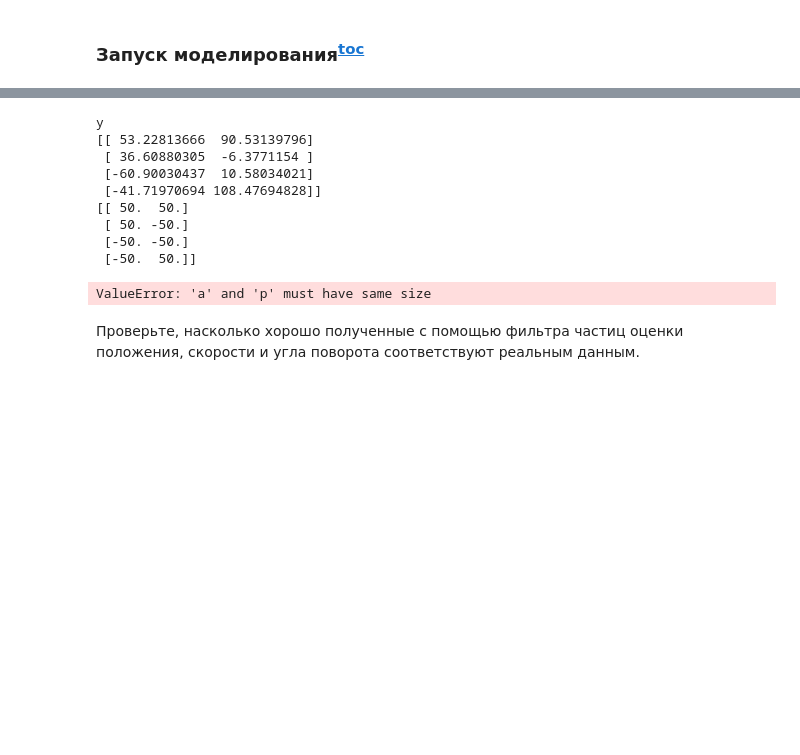
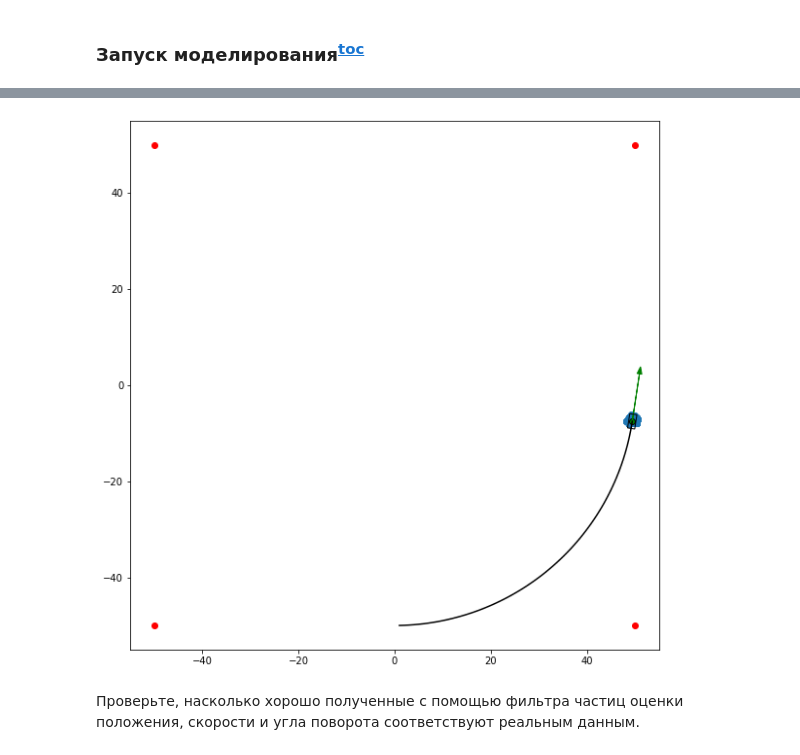
Before and after one commit to AlexKaravaev/learning, a Jupyter notebook: sdc_course_ydx/seminar01-localization/seminar1_hw_particle_filter.ipynb, the cells around one changed output, grey strips where cells are left out. Cells and saved outputs as stored; diff of their text form; code cells hidden in the pictures; blank space fills up the shorter version.

```diff
--- a/sdc_course_ydx/seminar01-localization/seminar1_hw_particle_filter.ipynb
+++ b/sdc_course_ydx/seminar01-localization/seminar1_hw_particle_filter.ipynb
@@ -541,7 +528,7 @@ $$
 (`scipy.stats.multivariate_normal.logpdf` в помощь). Затем провести softmax-преобразование надо полученными логарифмами весов, чтобы получить распредление для сэмплирования частиц.
 # %%
 # TODO: Implement
-import sdc.sensor_landmark
+from sdc.sensor_landmark import get_landmark_position_in_local_frame
 
 def process_landmarks_observations(
         particles,
@@ -562,7 +549,7 @@ def process_landmarks_observations(
     for i in range(particles_number):
         weight = get_landmarks_observations_logprob(particles[:, i], landmarks_observed_positions, landmarks_real_positions)
         weights.append(weight)
-
+    weights = scipy.special.softmax(weights)
     sampled_particles_indices = np.random.choice(np.arange(particles_number), size=particles_number, p=weights)
     return particles[:, sampled_particles_indices]
 
@@ -574,11 +561,15 @@ def get_landmarks_observations_logprob(
         landmarks_real_positions):
     """Считает логарифм правдоподобия p(observ|state) для одной частицы"""
     probs = []
+    local_frame_landmarks = []
+    for real_position in landmarks_real_positions:
+        local_frame_landmarks.append(get_landmark_position_in_local_frame(particle[0], particle[1], particle[3],
+                                                                real_position[0], real_position[1]))
     for i in range(len(landmarks_real_positions)):
         prob = scipy.stats.multivariate_normal.logpdf(
                                                landmarks_observed_positions[i],
-                                               mean=landmarks_real_positions[i]
-                                               )
+                                               mean=local_frame_landmarks[i]
+                                           )
         probs.append(prob)
     return np.sum(probs)
 # %% [markdown]
@@ -596,61 +624,47 @@ particles = np.vstack([Xs, Ys, Vs, Yaws])
 # %%
 initial_time = car.time
 # Рассчитываем время окончания движения так, чтобы робот совершил один полный оборот
 final_time = initial_time + Timestamp.seconds(2 * np.pi / angular_velocity)
 # Или же выставляем его вручную на 1 секунду (иначе может быть очень много итераций)
-final_time = Timestamp(1)
+# final_time = Timestamp(1)
 dt = Timestamp(0, 100000000)
 
-# fig = plt.figure(figsize=(10, 10))
-# ax = plt.subplot(111, aspect='equal')
+fig = plt.figure(figsize=(10, 10))
+ax = plt.subplot(111, aspect='equal')
 
 car_plotter = CarPlotter(car_width=3, car_height=1.5)
-print('y')
 current_time = initial_time
 while current_time < final_time:
     car.move(dt)
     current_time = car.time
 
     # Заправшиваем текущие наблюдения маяков у сенсоров
     landmarks_observed_positions = []
     for landmark_sensor in car.landmark_sensors:
         landmarks_observed_positions.append(landmark_sensor.observe())
 
     # Продвигаем частицы до текущего момента времени
     particles = move_particles(particles, dt)
     # Обрабатываем наблюдения
-    break
-particles = process_landmarks_observations(
-    particles=particles,
-    landmarks_observed_positions=landmarks_observed_positions,
-   landmarks_real_positions=LANDMARKS_REAL_POSITIONS)
-#     print(particles)
-#     print('a')
-#     break
-#     ax.clear()
-#     ax.scatter(x=particles[0], y=particles[1])
-#     ax.scatter(x=LANDMARKS_REAL_POSITIONS[:, 0], y=LANDMARKS_REAL_POSITIONS[:, 1], color='r')
-#     car_plotter.plot_car(ax, car)
-#     car_plotter.plot_trajectory(ax, car, traj_color='k')
-#     ax.set_xlim([-1.1 * SQUARE_REGION_SIDE / 2.0, 1.1 * SQUARE_REGION_SIDE / 2.0])
-#     ax.set_ylim([-1.1 * SQUARE_REGION_SIDE / 2.0, 1.1 * SQUARE_REGION_SIDE / 2.0])
-#
-#     #display.clear_output(wait=True)
-#     display.display(plt.gcf())
-#     time.sleep(0.25)
-#     break
-# #display.clear_output(wait=True)
+    particles = process_landmarks_observations(
+        particles=particles,
+        landmarks_observed_positions=landmarks_observed_positions,
+        landmarks_real_positions=LANDMARKS_REAL_POSITIONS)
+
+    ax.clear()
+    ax.scatter(x=particles[0], y=particles[1])
+    ax.scatter(x=LANDMARKS_REAL_POSITIONS[:, 0], y=LANDMARKS_REAL_POSITIONS[:, 1], color='r')
+    car_plotter.plot_car(ax, car)
+    car_plotter.plot_trajectory(ax, car, traj_color='k')
+    ax.set_xlim([-1.1 * SQUARE_REGION_SIDE / 2.0, 1.1 * SQUARE_REGION_SIDE / 2.0])
+    ax.set_ylim([-1.1 * SQUARE_REGION_SIDE / 2.0, 1.1 * SQUARE_REGION_SIDE / 2.0])
+
+    display.clear_output(wait=True)
+    display.display(plt.gcf())
+    time.sleep(0.01)
+display.clear_output(wait=True)
 # %% [output]
-y
-[[ 53.22813666  90.53139796]
- [ 36.60880305  -6.3771154 ]
- [-60.90030437  10.58034021]
- [-41.71970694 108.47694828]]
-[[ 50.  50.]
- [ 50. -50.]
- [-50. -50.]
- [-50.  50.]]
-ValueError: 'a' and 'p' must have same size
+[figure, added]
 # %% [markdown]
 Проверьте, насколько хорошо полученные с помощью фильтра частиц оценки положения, скорости и угла поворота соответствуют реальным данным.
 # %%
```
Also changed, not shown: parts of 6 cells of this notebook, 1 other file.
